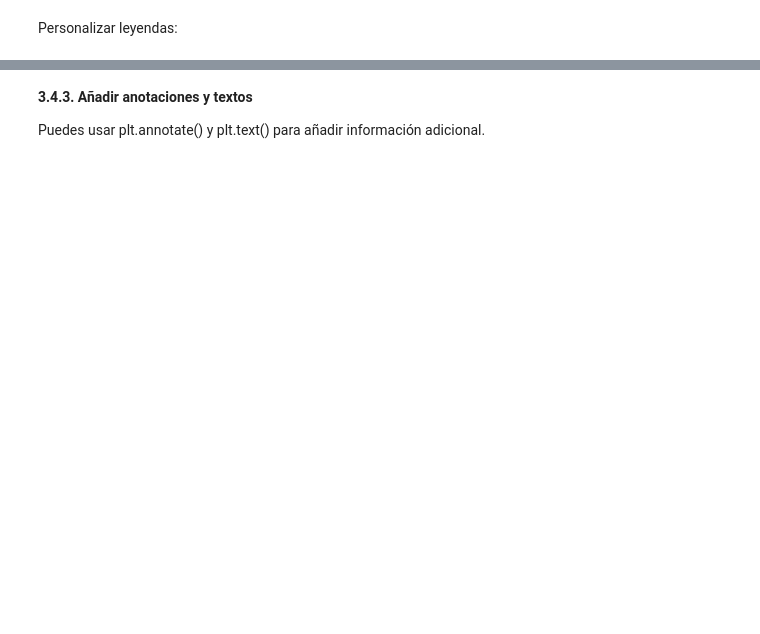
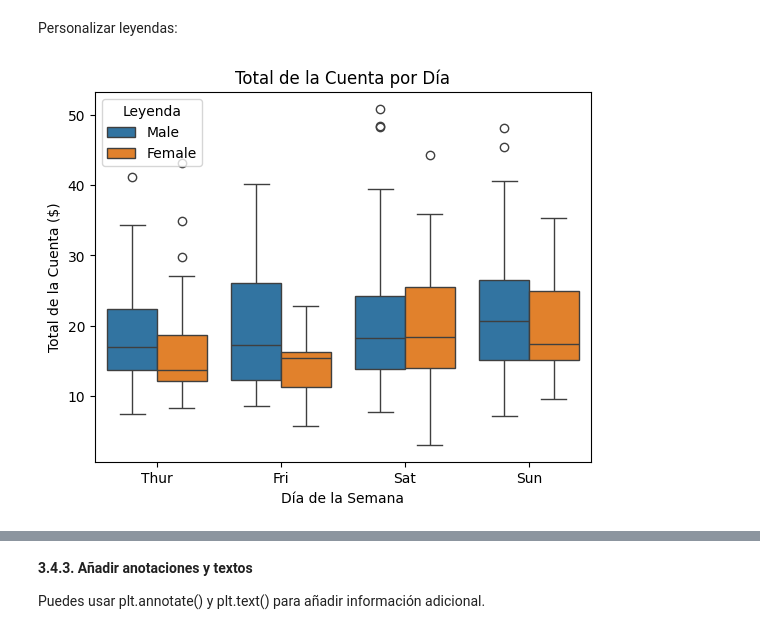
Before and after one commit to JCaballerot/Python-Programming101, a Jupyter notebook: 01_Introduccion_a_Python/(visto en clase) 08_Visualizacion_de_datos_con_matplotlib_y_seaborn.ipynb, the cells around one changed output, grey strips where cells are left out. Cells and saved outputs as stored; diff of their text form; code cells hidden in the pictures; blank space fills up the shorter version.

```diff
--- a/01_Introduccion_a_Python/(visto en clase) 08_Visualizacion_de_datos_con_matplotlib_y_seaborn.ipynb
+++ b/01_Introduccion_a_Python/(visto en clase) 08_Visualizacion_de_datos_con_matplotlib_y_seaborn.ipynb
@@ -781,2 +821,12 @@ Modificar límites de ejes:
 # %% [markdown]
 Personalizar leyendas:
+# %%
+
+sns.boxplot(x = 'day', y = 'total_bill', hue='sex' ,data=tips)
+plt.title('Total de la Cuenta por Día')
+plt.xlabel('Día de la Semana')
+plt.ylabel('Total de la Cuenta ($)')
+plt.legend(title = 'Leyenda', loc = 'upper left')
+plt.show()
+# %% [output]
+[figure, added]
```
Also changed, not shown: parts of 24 cells of this notebook.
